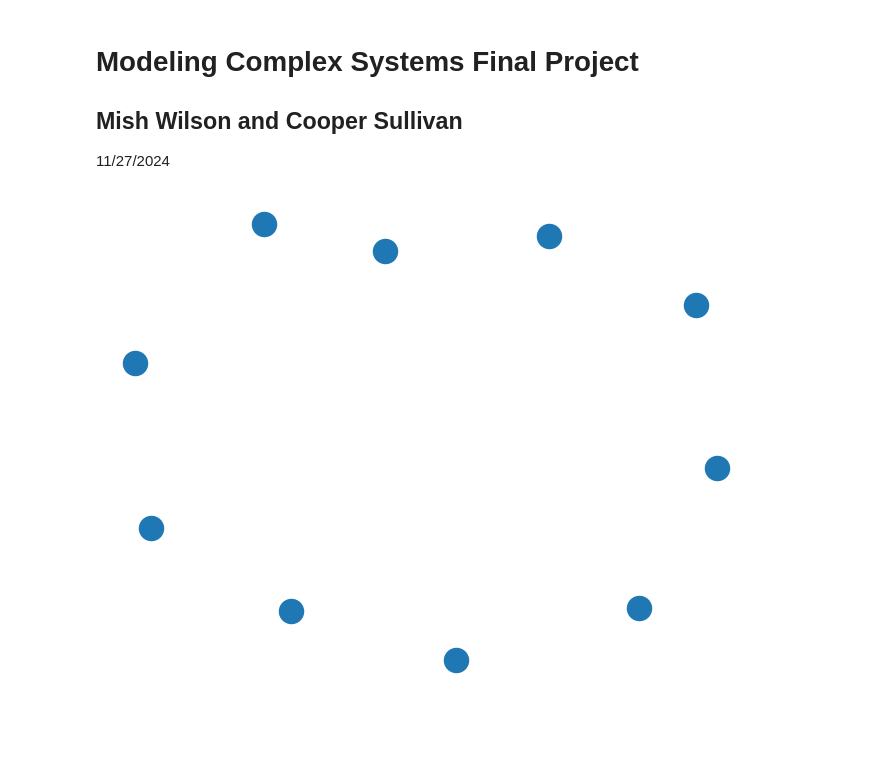
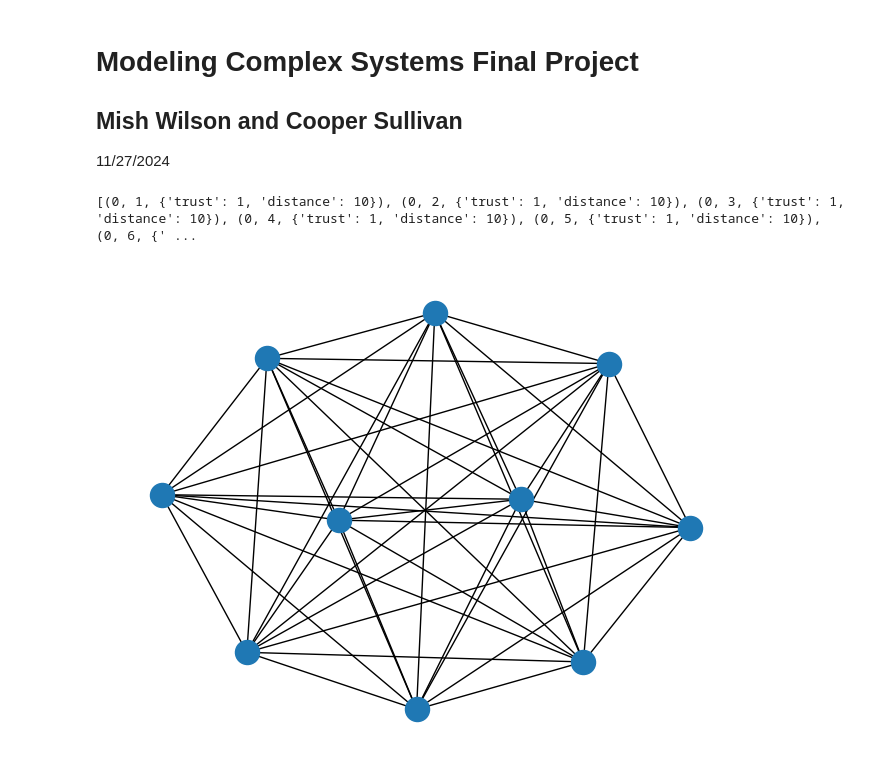
Before and after one commit to trueshiba/MOCS-social-deduction-model, a Jupyter notebook: amongus.ipynb, the cells around one changed output. Cells and saved outputs as stored; diff of their text form; code cells hidden in the pictures; blank space fills up the shorter version.

Commit message:
initialized edges

```diff
--- a/amongus.ipynb
+++ b/amongus.ipynb
@@ -12,19 +12,34 @@ import math
 # %%
 # Creating intial random networks
 social_net = nx.Graph()
 
 # Create 'n' number of nodes all starting out alive
 n = 10
 init_nodes = [(i, dict(status="alive")) for i in range(n)]
 # print(init_nodes)
 
 # Choose 1 node randomly to be the imposter and set its status to reflect this
 imposter_idx = random.choice(range(0, len(init_nodes)))
 init_nodes[imposter_idx][1]["status"] = "imposter"
 # print(init_nodes[imposter_idx])
 
 # Add all these nodes to our network graph
 social_net.add_nodes_from(init_nodes)
+
+
+# Create edges for each. All start at trust = 100% and arbitrary equal distance
+init_edges = []
+for i in range(0, len(init_nodes)):
+    for j in range(0, len(init_nodes)):
+
+        # Check to ensure nodes are different to avoid self edges
+        if i != j:
+            init_edges.append((i, j, dict(trust=1, distance=10)))
+# print(init_edges)
+
+# Add these edges to network and draw graph for us
+social_net.add_edges_from(init_edges)
 nx.draw(social_net)
 # %% [output]
+[(0, 1, {'trust': 1, 'distance': 10}), (0, 2, {'trust': 1, 'distance': 10}), (0, 3, {'trust': 1, 'distance': 10}), (0, 4, {'trust': 1, 'distance': 10}), (0, 5, {'trust': 1, 'distance': 10}), (0, 6, {' ...
-[figure, old version]
+[figure, new version]
```
